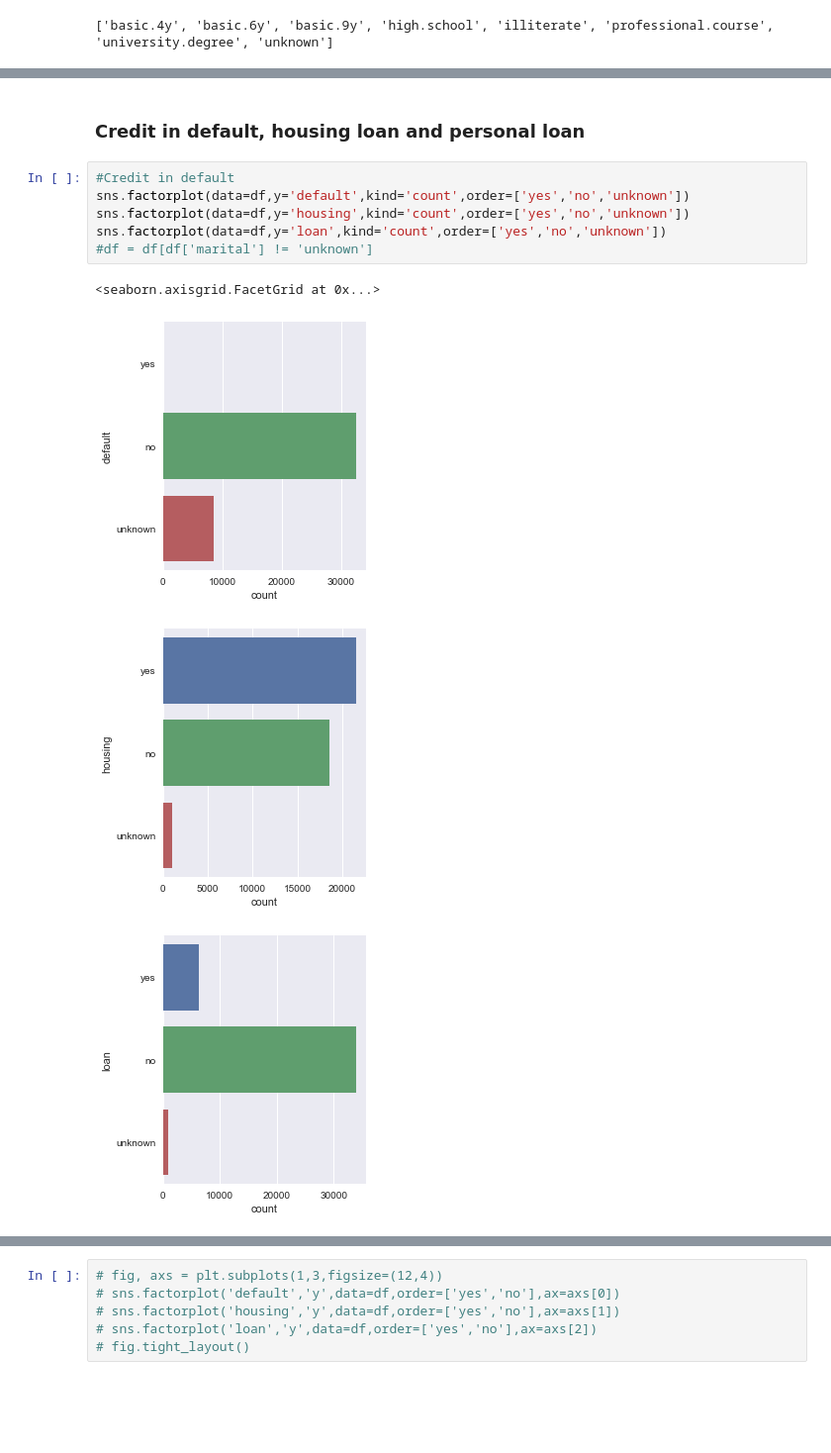
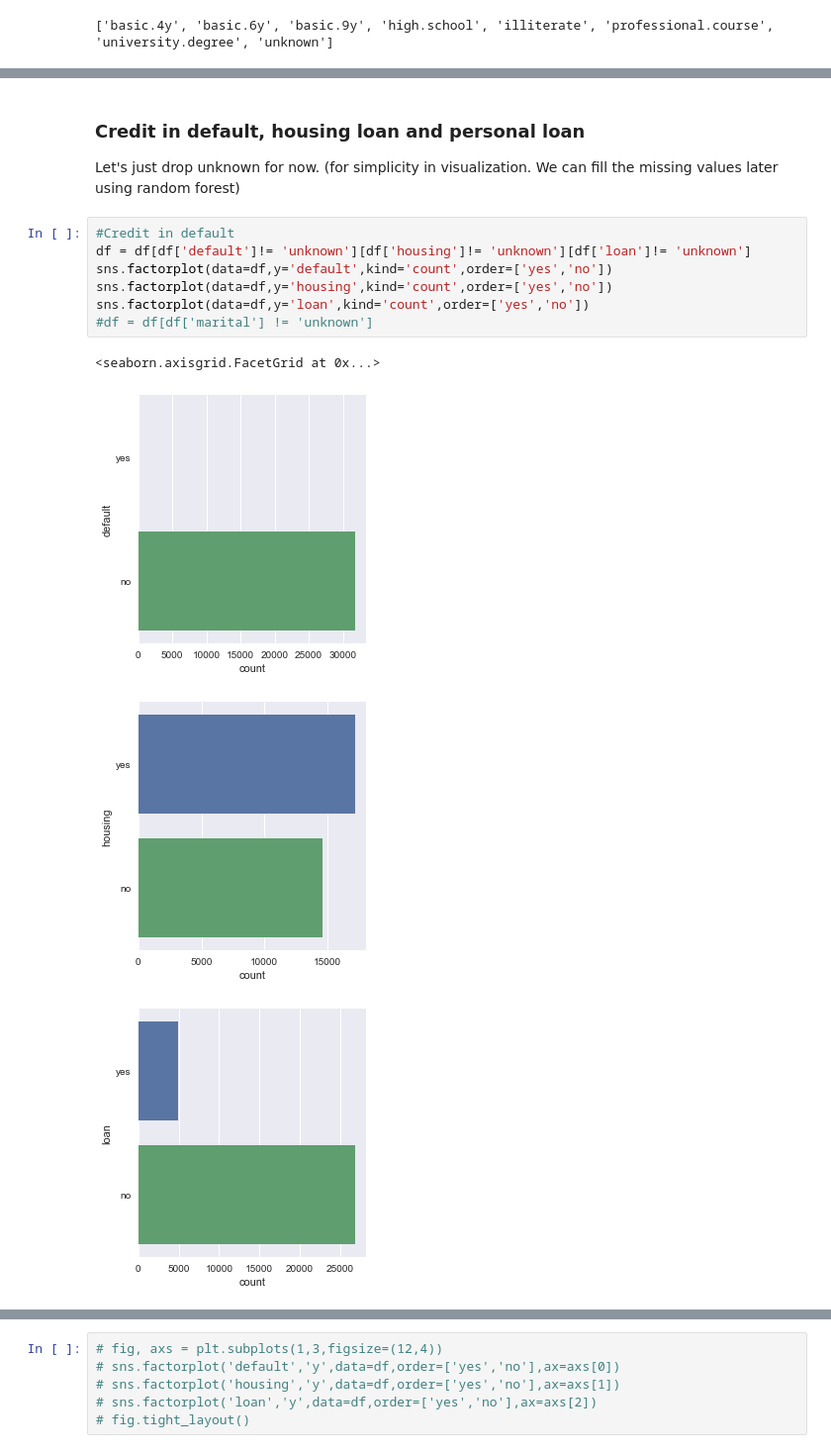
Before and after one commit to nachiketmparanjape/Bank_UCI, a Jupyter notebook: Bank_UCI_exploration.ipynb, the cells around one changed output, grey strips where cells are left out. Shown: that part at 99% size. Saved outputs shown, nothing was run; the diff lists cells and outputs as text; blank space fills up the shorter version.

```diff
--- a/Bank_UCI_exploration.ipynb
+++ b/Bank_UCI_exploration.ipynb
@@ -250,13 +281,16 @@ Here, **20%** of illiterate population (total population is insignificantly smal
 # %% [markdown]
 ### Credit in default, housing loan and personal loan
+
+Let's just drop unknown for now. (for simplicity in visualization. We can fill the missing values later using random forest)
 # %%
 #Credit in default
-sns.factorplot(data=df,y='default',kind='count',order=['yes','no','unknown'])
-sns.factorplot(data=df,y='housing',kind='count',order=['yes','no','unknown'])
-sns.factorplot(data=df,y='loan',kind='count',order=['yes','no','unknown'])
+df = df[df['default']!= 'unknown'][df['housing']!= 'unknown'][df['loan']!= 'unknown']
+sns.factorplot(data=df,y='default',kind='count',order=['yes','no'])
+sns.factorplot(data=df,y='housing',kind='count',order=['yes','no'])
+sns.factorplot(data=df,y='loan',kind='count',order=['yes','no'])
 #df = df[df['marital'] != 'unknown']
 # %% [output]
 <seaborn.axisgrid.FacetGrid at 0x...>
-[figure, old version]
+[figure, new version]
-[figure, old version]
+[figure, new version]
-[figure, old version]
+[figure, new version]
```
Also changed, not shown: parts of 29 cells of this notebook.
